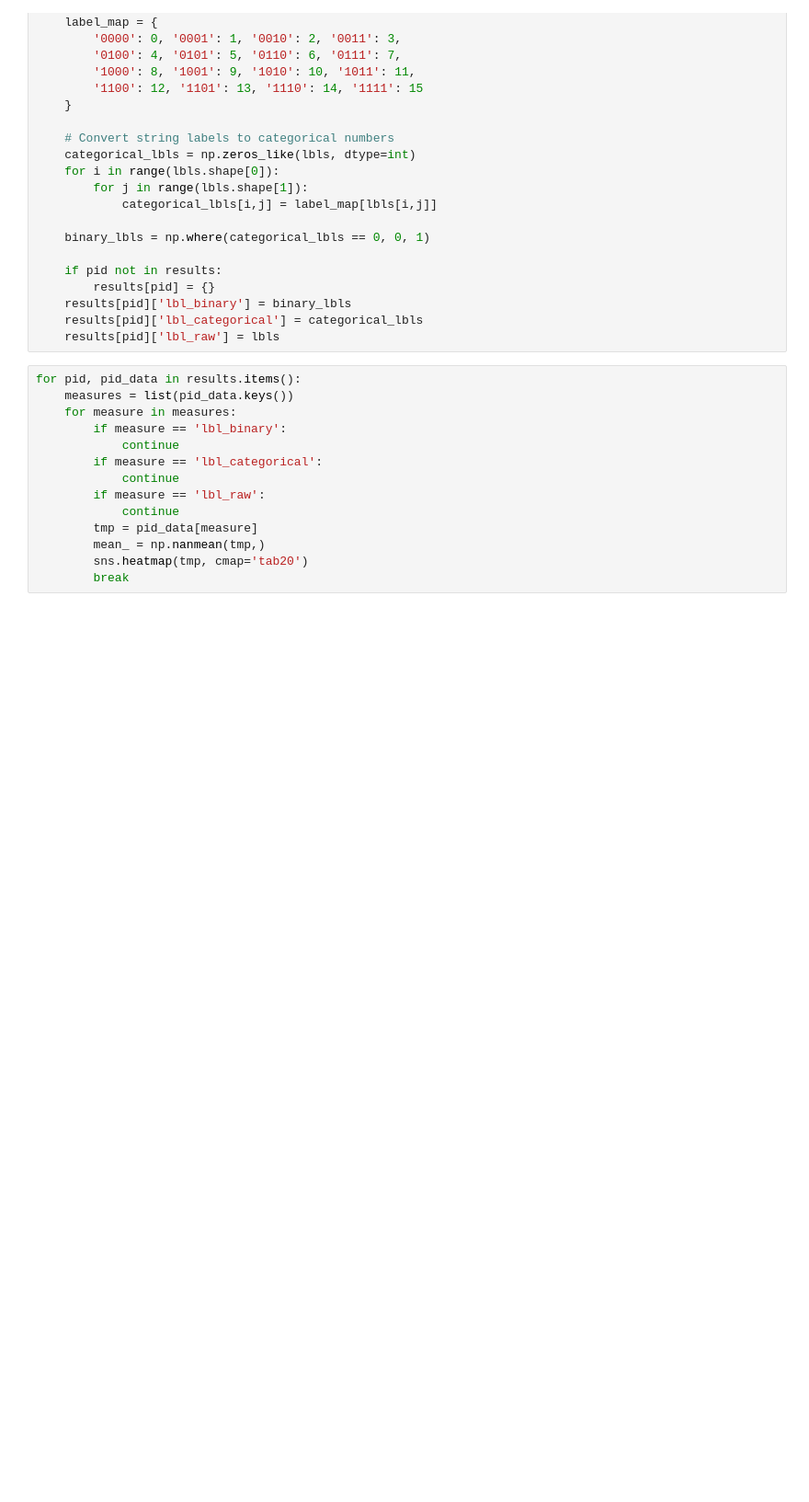
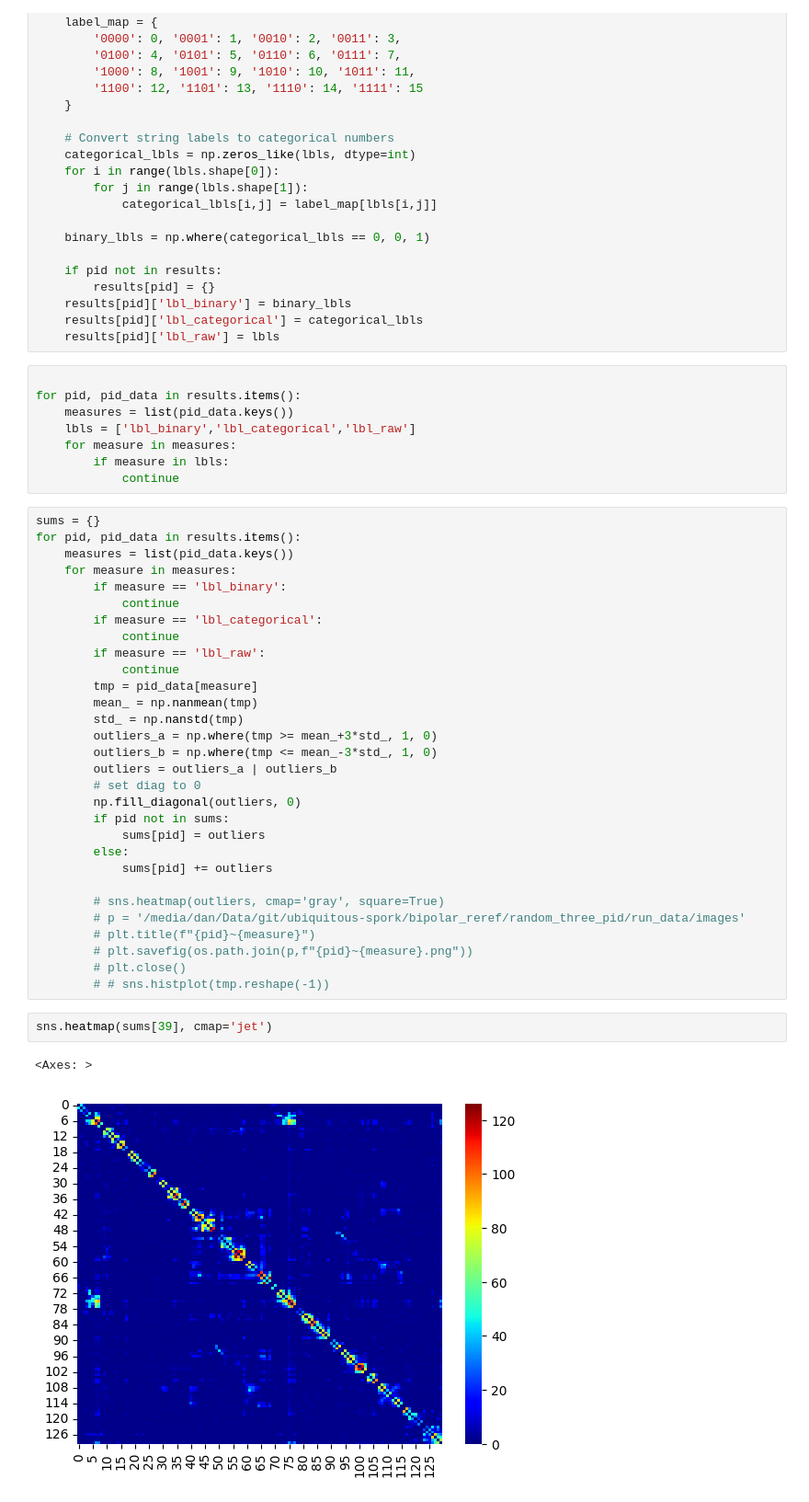
Before and after one commit to wendeldr/ubiquitous-spork, a Jupyter notebook: bipolar_reref/calc_means.ipynb, the cells around one changed output. Shown at 92% size. Drawn from its saved outputs; the diff is of its cells as text; blank space fills up the shorter version.

```diff
--- a/bipolar_reref/calc_means.ipynb
+++ b/bipolar_reref/calc_means.ipynb
@@ -94,16 +94,45 @@ for pid, group in used_electrodes.groupby('pid'):
     results[pid]['lbl_categorical'] = categorical_lbls
     results[pid]['lbl_raw'] = lbls
 # %%
+
 for pid, pid_data in results.items():
     measures = list(pid_data.keys())
+    lbls = ['lbl_binary','lbl_categorical','lbl_raw']
     for measure in measures:
-        if measure == 'lbl_binary':
+        if measure in lbls:
             continue
-        if measure == 'lbl_categorical':
-            continue
-        if measure == 'lbl_raw':
-            continue
-        tmp = pid_data[measure]
-        mean_ = np.nanmean(tmp,)
-        sns.heatmap(tmp, cmap='tab20')
-        break
+# %%
+sums = {}
+for pid, pid_data in results.items():
+    measures = list(pid_data.keys())
+    for measure in measures:
+        if measure == 'lbl_binary':
+            continue
+        if measure == 'lbl_categorical':
+            continue
+        if measure == 'lbl_raw':
+            continue
+        tmp = pid_data[measure]
+        mean_ = np.nanmean(tmp)
+        std_ = np.nanstd(tmp)
+        outliers_a = np.where(tmp >= mean_+3*std_, 1, 0)
+        outliers_b = np.where(tmp <= mean_-3*std_, 1, 0)
+        outliers = outliers_a | outliers_b
+        # set diag to 0
+        np.fill_diagonal(outliers, 0)
+        if pid not in sums:
+            sums[pid] = outliers
+        else:
+            sums[pid] += outliers
+
+        # sns.heatmap(outliers, cmap='gray', square=True)
+        # p = '/media/dan/Data/git/ubiquitous-spork/bipolar_reref/random_three_pid/run_data/images'
+        # plt.title(f"{pid}~{measure}")
+        # plt.savefig(os.path.join(p,f"{pid}~{measure}.png"))
+        # plt.close()
+        # # sns.histplot(tmp.reshape(-1))
+# %%
+sns.heatmap(sums[39], cmap='jet')
+# %% [output]
+<Axes: >
+[figure, added]
```
Also changed, not shown: 12 other files.
